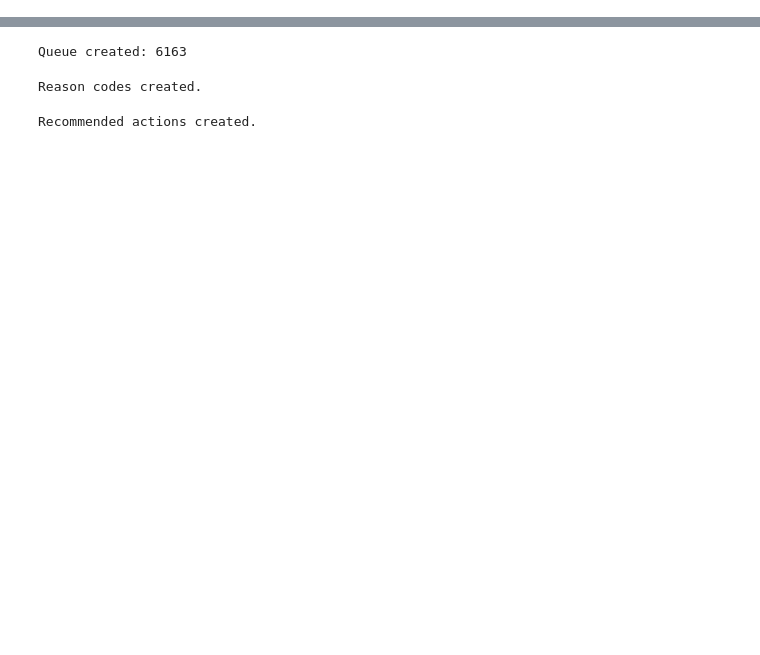
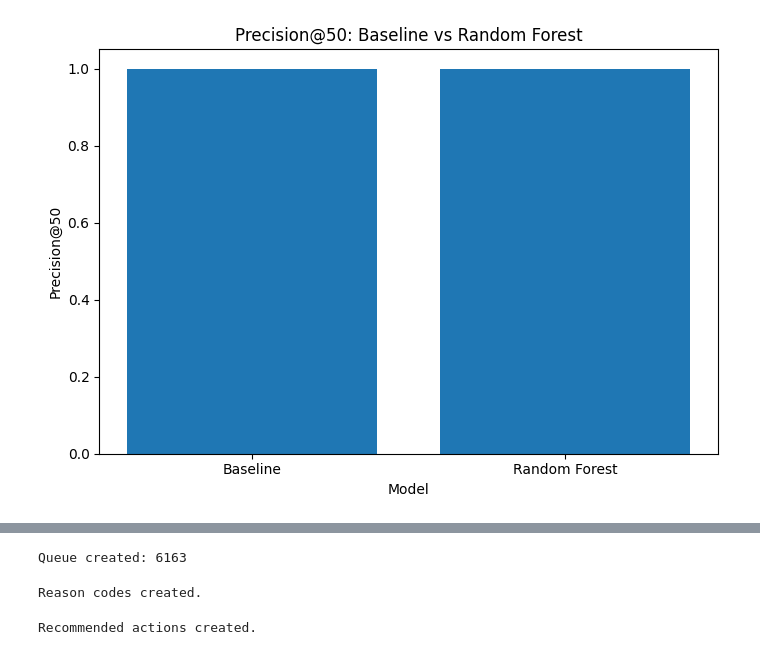
Before and after one commit to Duchalsoham12/flyrank-ml-internship, a Jupyter notebook: work/notebooks/capstone.ipynb, the cells around one changed output, grey strips where cells are left out. Cells and saved outputs as stored; diff of their text form; code cells hidden in the pictures; blank space fills up the shorter version.

```diff
--- a/work/notebooks/capstone.ipynb
+++ b/work/notebooks/capstone.ipynb
@@ -177,0 +422,7 @@ Client overlap: 0
+# %%
+# Rank test records by model probability
+top_indices = np.argsort(pred_prob)[::-1][:50]
+
+model_p50 = y_test.iloc[top_indices].mean()
+
+print("Random Forest Precision@50:", round(model_p50, 3))
@@ -177,0 +448,13 @@ Client overlap: 0
+# %%
+comparison = pd.DataFrame({
+    "Model": [
+        "Baseline",
+        "Random Forest"
+    ],
+    "Precision@50": [
+        baseline_p50,
+        model_p50
+    ]
+})
+
+display(comparison)
@@ -177,0 +499,20 @@ Client overlap: 0
+# %%
+import matplotlib.pyplot as plt
+
+plt.figure(figsize=(7, 5))
+
+plt.bar(
+    comparison["Model"],
+    comparison["Precision@50"]
+)
+
+plt.ylabel("Precision@50")
+plt.xlabel("Model")
+plt.title("Precision@50: Baseline vs Random Forest")
+
+plt.ylim(0, 1.05)
+
+plt.tight_layout()
+plt.show()
+# %% [output]
+[figure, added]
```
Also changed, not shown: parts of 93 cells of this notebook.
